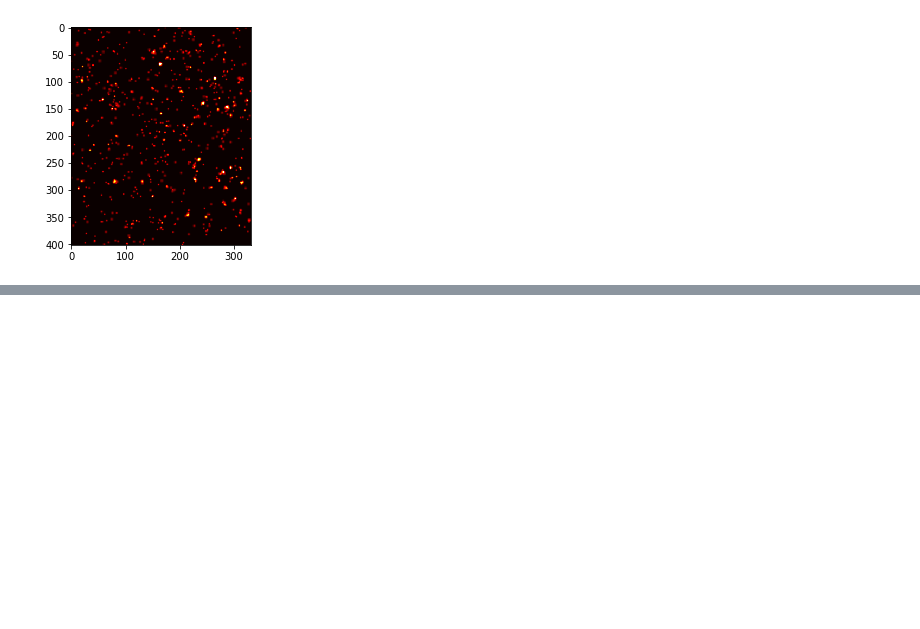
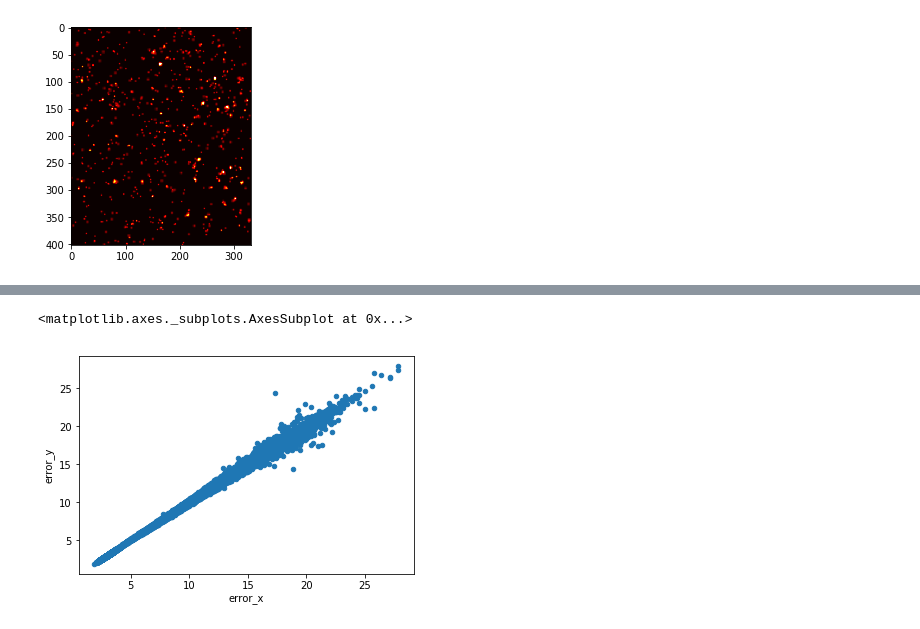
Before and after one commit to csoeller/python-group-projects, a Jupyter notebook: cs/Accessing events.ipynb, the cells around one changed output, grey strips where cells are left out. Cells and saved outputs as stored; diff of their text form; code cells hidden in the pictures; blank space fills up the shorter version.

```diff
--- a/cs/Accessing events.ipynb
+++ b/cs/Accessing events.ipynb
@@ -94,0 +100,4 @@ plt.imshow(imdata,cmap='hot',vmin=0,vmax=0.30)
+# %%
+# the variable called 'pipeline' will exist in the VisGUI shell tab
+# here we explicitly assign the name to a pipeline we load from an h5r file
+pipeline = pl.Pipeline("../data/31_5_series_D.h5r")
@@ -94,0 +123,10 @@ plt.imshow(imdata,cmap='hot',vmin=0,vmax=0.30)
+# %%
+pdf = pipeline.toDataFrame(keys=['error_x','error_y'])
+# alternative way to write csv
+pdf.to_csv("../data/31_5_series_D_errors.csv")
+# %%
+# we use the ability of pandas to generate all kinds of plots
+pdf.plot('error_x','error_y',kind='scatter')
+# %% [output]
+<matplotlib.axes._subplots.AxesSubplot at 0x...>
+[figure, added]
```
Also changed, not shown: parts of 6 cells of this notebook, 2 other files.
